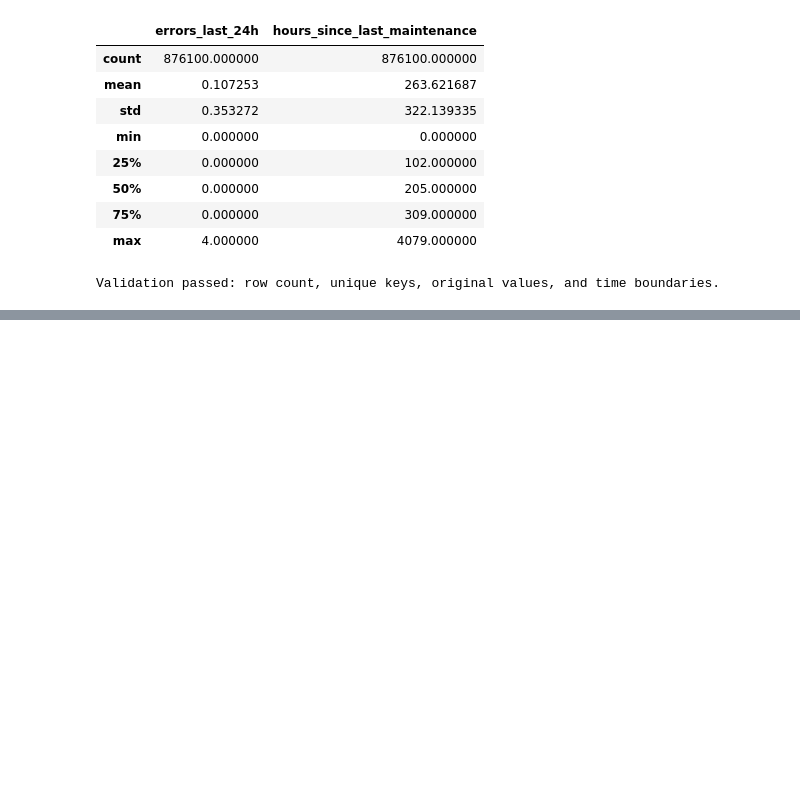
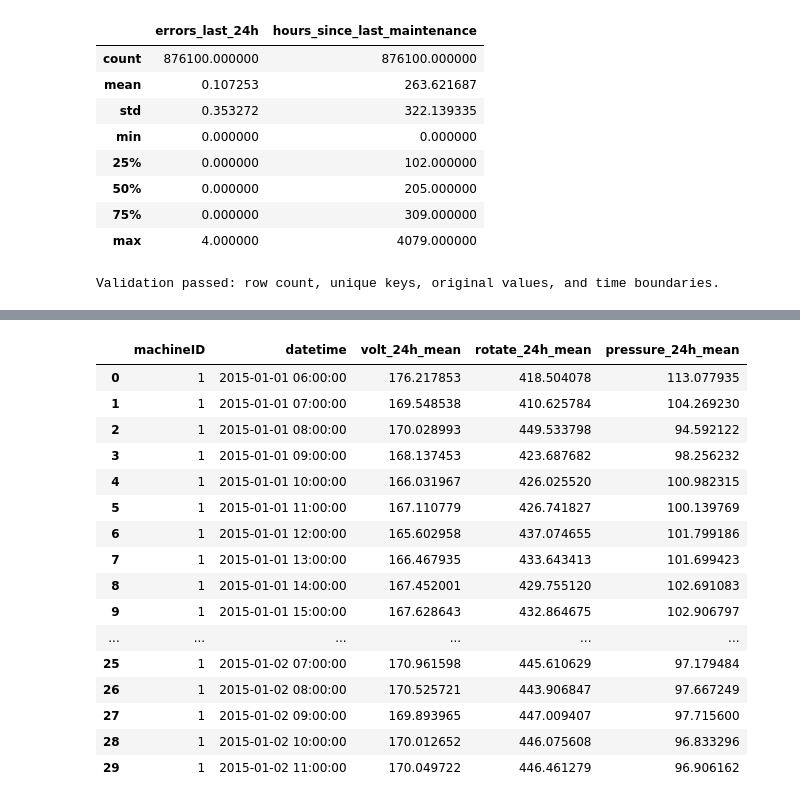
Before and after one commit to ducks5257/predictive-maintenance-machine-failure, a Jupyter notebook: notebooks/model.ipynb, the cells around one changed output, grey strips where cells are left out. Cells and saved outputs as stored; diff of their text form; code cells hidden in the pictures; blank space fills up the shorter version.

```diff
--- a/notebooks/model.ipynb
+++ b/notebooks/model.ipynb
@@ -647,0 +677,45 @@ Validation passed: row count, unique keys, original values, and time boundaries.
+# %%
+df["volt_24h_mean"] = (
+    df.groupby("machineID")["volt"]
+      .transform(lambda x: x.rolling(window=24, min_periods=1).mean())
+)
+
+df["rotate_24h_mean"] = (
+    df.groupby("machineID")["rotate"]
+      .transform(lambda x: x.rolling(window=24, min_periods=1).mean())
+)
+
+df["pressure_24h_mean"] = (
+    df.groupby("machineID")["pressure"]
+      .transform(lambda x: x.rolling(window=24, min_periods=1).mean())
+)
+
+display(
+    df[
+        [
+            "machineID",
+            "datetime",
+            "volt_24h_mean",
+            "rotate_24h_mean",
+            "pressure_24h_mean",
+        ]
+    ].head(30)
+)
+# %% [output]
+|  | machineID | datetime | volt_24h_mean | rotate_24h_mean | pressure_24h_mean |
+| 0 | 1 | 2015-01-01 06:00:00 | 176.217853 | 418.504078 | 113.077935 |
+| 1 | 1 | 2015-01-01 07:00:00 | 169.548538 | 410.625784 | 104.269230 |
+| 2 | 1 | 2015-01-01 08:00:00 | 170.028993 | 449.533798 | 94.592122 |
+| 3 | 1 | 2015-01-01 09:00:00 | 168.137453 | 423.687682 | 98.256232 |
+| 4 | 1 | 2015-01-01 10:00:00 | 166.031967 | 426.025520 | 100.982315 |
+| 5 | 1 | 2015-01-01 11:00:00 | 167.110779 | 426.741827 | 100.139769 |
+| 6 | 1 | 2015-01-01 12:00:00 | 165.602958 | 437.074655 | 101.799186 |
+| 7 | 1 | 2015-01-01 13:00:00 | 166.467935 | 433.643413 | 101.699423 |
+| 8 | 1 | 2015-01-01 14:00:00 | 167.452001 | 429.755120 | 102.691083 |
+| 9 | 1 | 2015-01-01 15:00:00 | 167.628643 | 432.864675 | 102.906797 |
+| ... | ... | ... | ... | ... | ... |
+| 25 | 1 | 2015-01-02 07:00:00 | 170.961598 | 445.610629 | 97.179484 |
+| 26 | 1 | 2015-01-02 08:00:00 | 170.525721 | 443.906847 | 97.667249 |
+| 27 | 1 | 2015-01-02 09:00:00 | 169.893965 | 447.009407 | 97.715600 |
+| 28 | 1 | 2015-01-02 10:00:00 | 170.012652 | 446.075608 | 96.833296 |
+| 29 | 1 | 2015-01-02 11:00:00 | 170.049722 | 446.461279 | 96.906162 |
```
Also changed, not shown: parts of 19 cells of this notebook.
